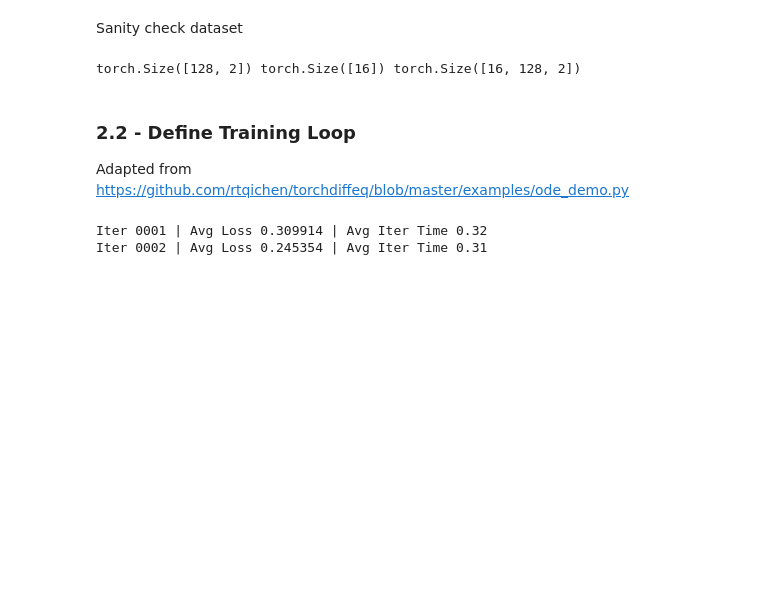
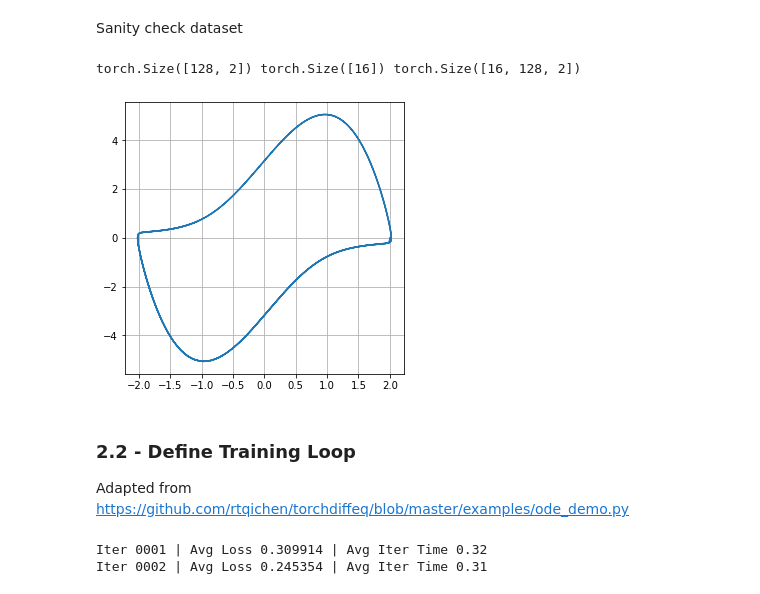
Before and after one commit to dtch1997/learning_limit_cycles, a Jupyter notebook: explore_learnable_diffeomorphism.ipynb, the cells around one changed output. Cells and saved outputs as stored; diff of their text form; code cells hidden in the pictures; blank space fills up the shorter version.

Commit message:
Add VDP visualization

```diff
--- a/explore_learnable_diffeomorphism.ipynb
+++ b/explore_learnable_diffeomorphism.ipynb
@@ -300,6 +300,10 @@ batch_x0, batch_t, batch_x = get_batch(all_x0, all_t, all_x)
 print(batch_x0.shape, batch_t.shape, batch_x.shape)
 # %% [output]
 torch.Size([128, 2]) torch.Size([16]) torch.Size([16, 128, 2])
+# %%
+plotting.plot_histories([all_x.cpu().numpy()], figsize=(5,5))
+# %% [output]
+[figure, added]
 # %% [markdown]
 ### 2.2 - Define Training Loop
 
```
Also changed, not shown: parts of 2 cells of this notebook.
